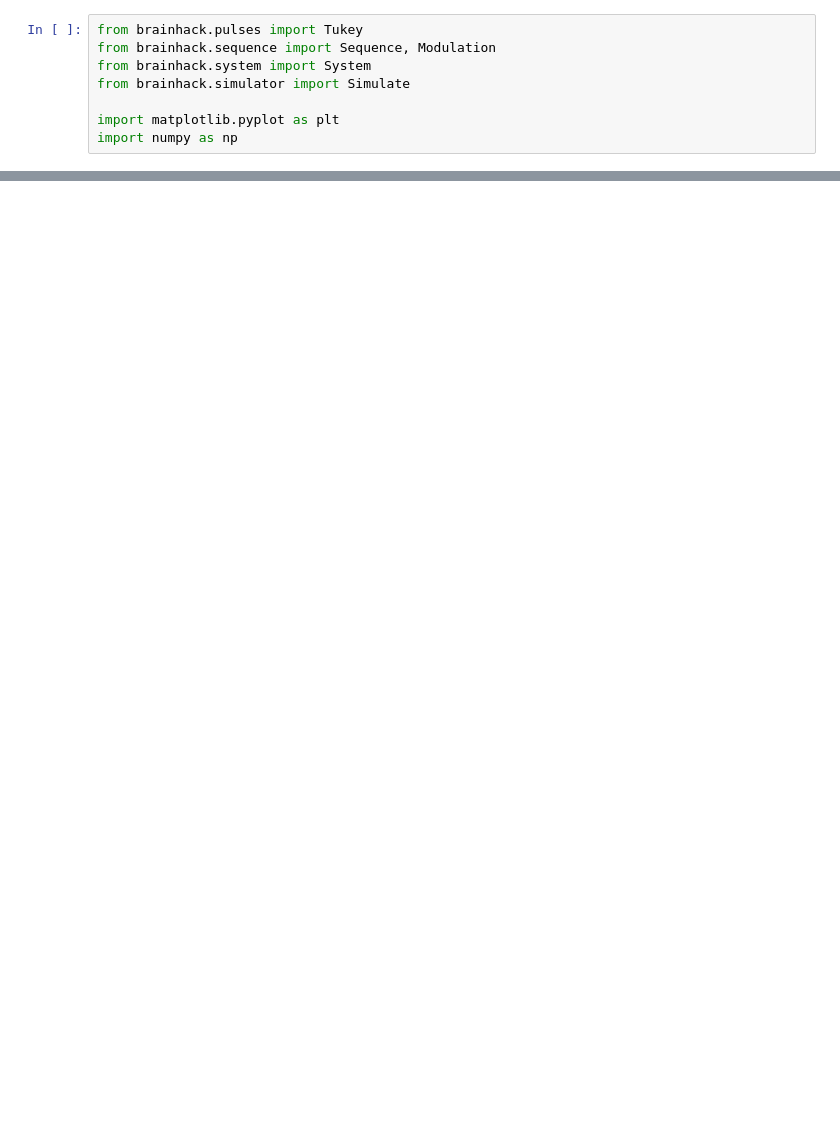
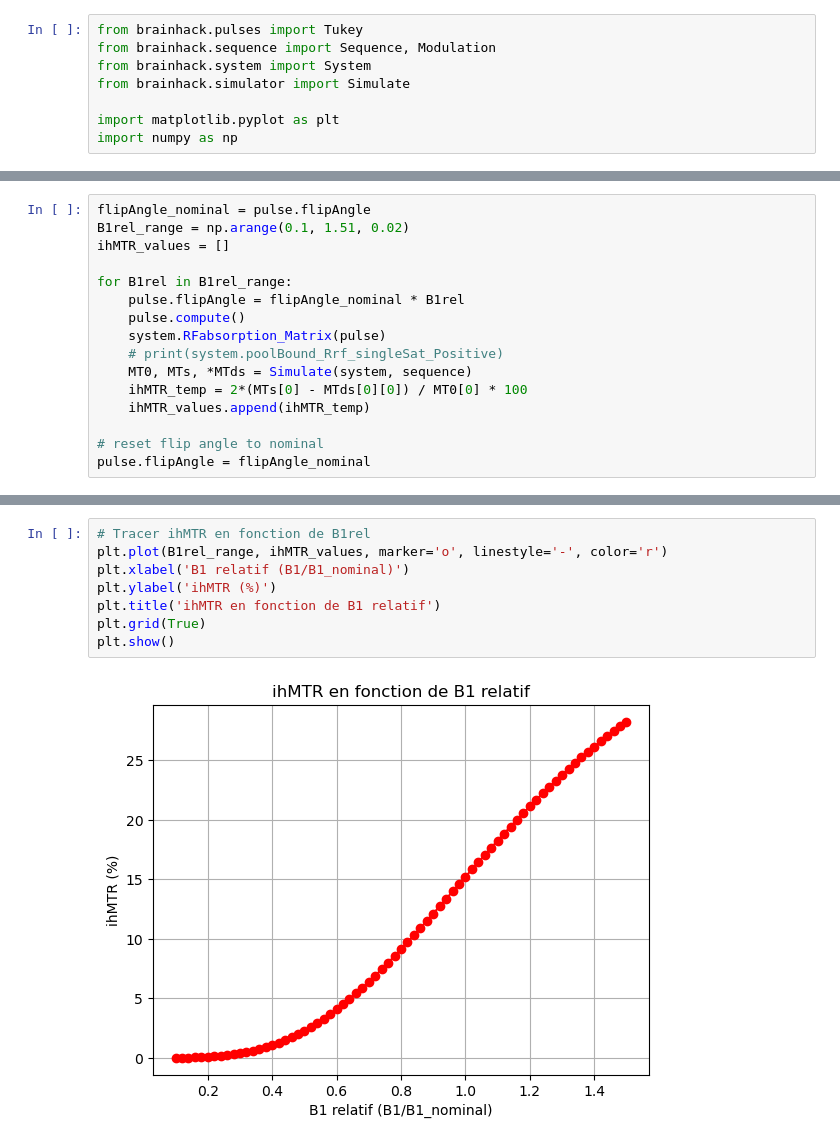
Before and after one commit to SirTwinkleberry/ihMT, a Jupyter notebook: notebook.ipynb, the cells around one changed output, grey strips where cells are left out. Saved outputs shown, nothing was run; the diff lists cells and outputs as text; blank space fills up the shorter version.

```diff
--- a/notebook.ipynb
+++ b/notebook.ipynb
@@ -55,0 +85,16 @@ for MTd in MTds:
+# %%
+flipAngle_nominal = pulse.flipAngle
+B1rel_range = np.arange(0.1, 1.51, 0.02)
+ihMTR_values = []
+
+for B1rel in B1rel_range:
+    pulse.flipAngle = flipAngle_nominal * B1rel
+    pulse.compute()
+    system.RFabsorption_Matrix(pulse)
+    # print(system.poolBound_Rrf_singleSat_Positive)
+    MT0, MTs, *MTds = Simulate(system, sequence)
+    ihMTR_temp = 2*(MTs[0] - MTds[0][0]) / MT0[0] * 100
+    ihMTR_values.append(ihMTR_temp)
+
+# reset flip angle to nominal
+pulse.flipAngle = flipAngle_nominal
@@ -55,0 +111,10 @@ for MTd in MTds:
+# %%
+# Tracer ihMTR en fonction de B1rel
+plt.plot(B1rel_range, ihMTR_values, marker='o', linestyle='-', color='r')
+plt.xlabel('B1 relatif (B1/B1_nominal)')
+plt.ylabel('ihMTR (%)')
+plt.title('ihMTR en fonction de B1 relatif')
+plt.grid(True)
+plt.show()
+# %% [output]
+[figure, added]
```
Also changed, not shown: parts of 8 cells of this notebook, 3 other files.
